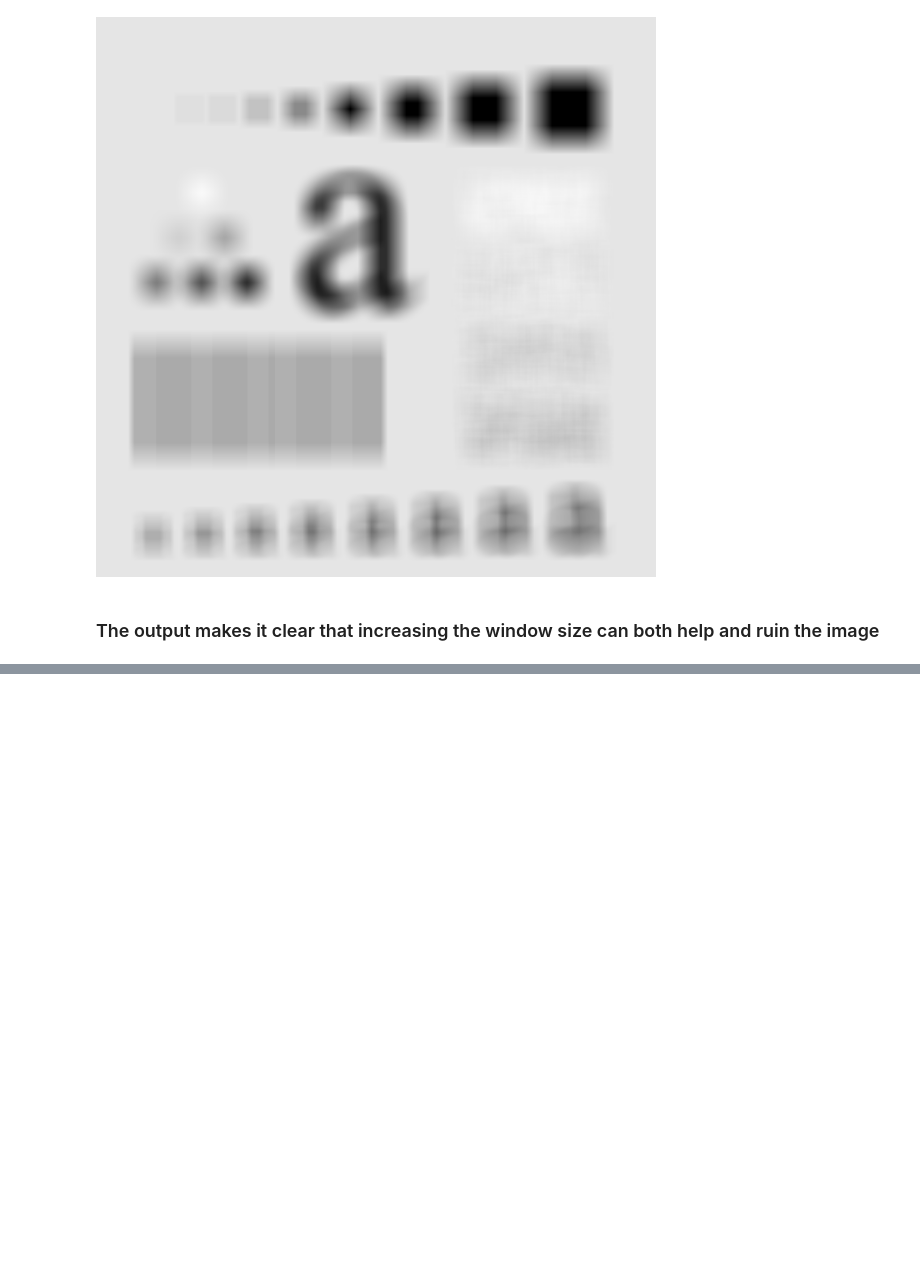
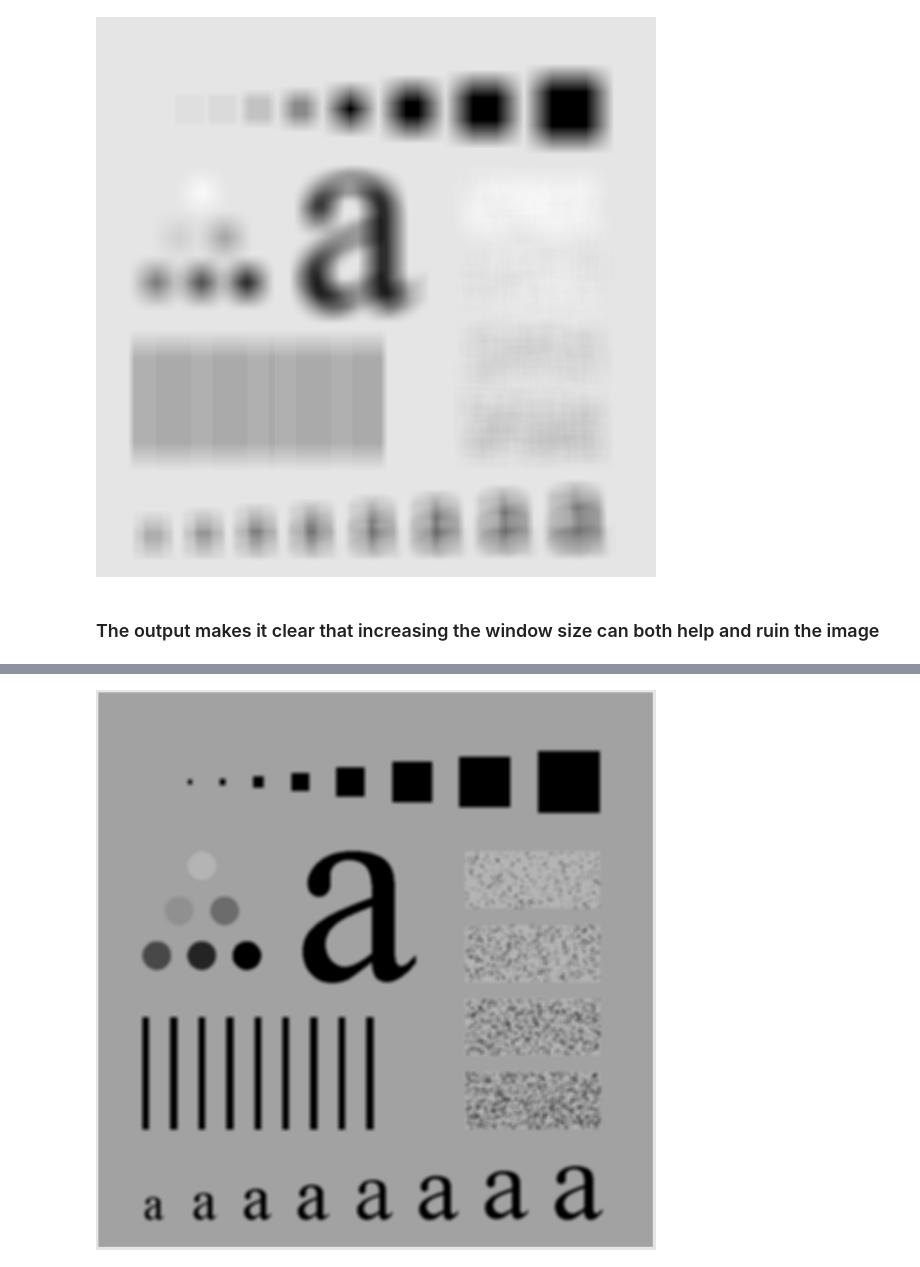
Before and after one commit to MubashirullahD/diplab09, a Jupyter notebook: Spatial Filtering.ipynb, the cells around one changed output, grey strips where cells are left out. Drawn from its saved outputs; the diff is of its cells as text; code cells hidden in the pictures; blank space fills up the shorter version.

```diff
--- a/Spatial Filtering.ipynb
+++ b/Spatial Filtering.ipynb
@@ -70,0 +109,5 @@ spatialfilter(img, arrayfilter )
+# %%
+arrayfilter = gaussianfilter(7, 2.5)
+spatialfilter(img, arrayfilter )
+# %% [output]
+[figure, added]
```
Also changed, not shown: parts of 25 cells of this notebook, 4 other files.
